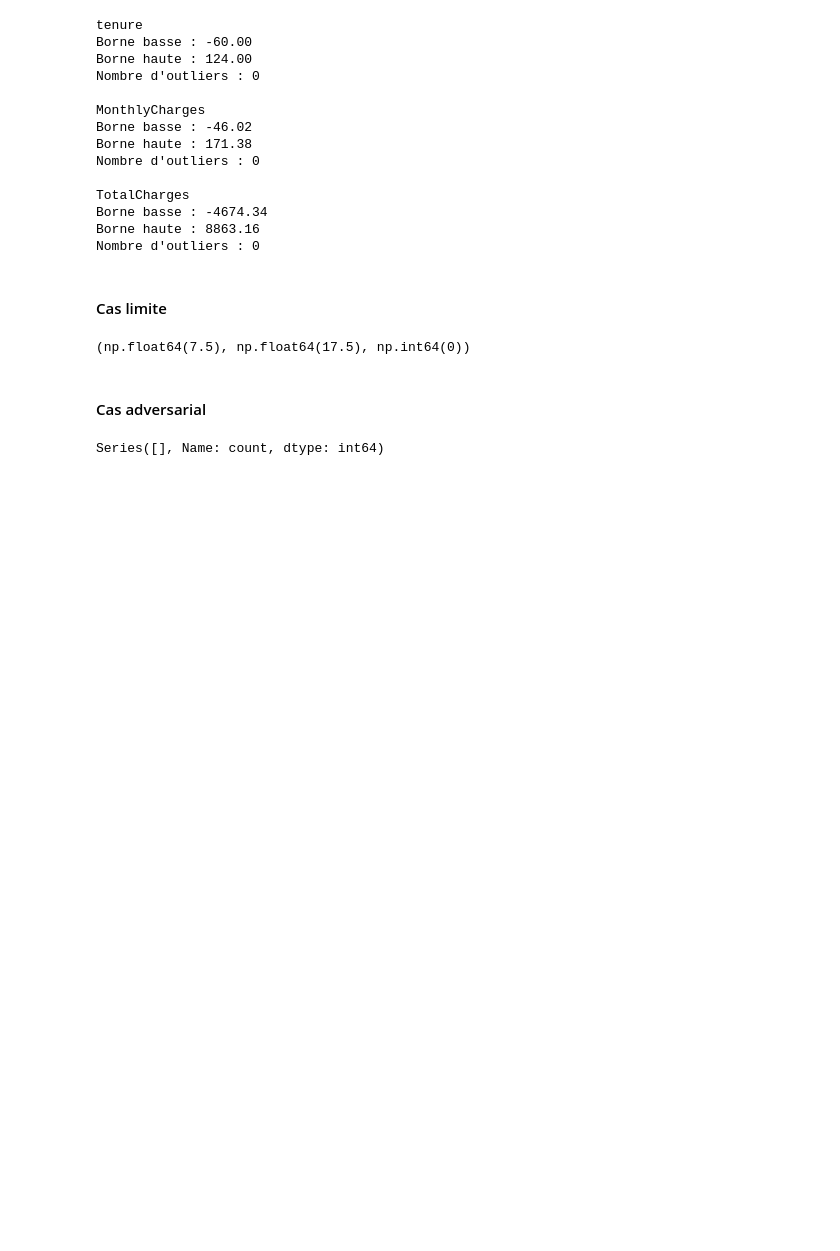
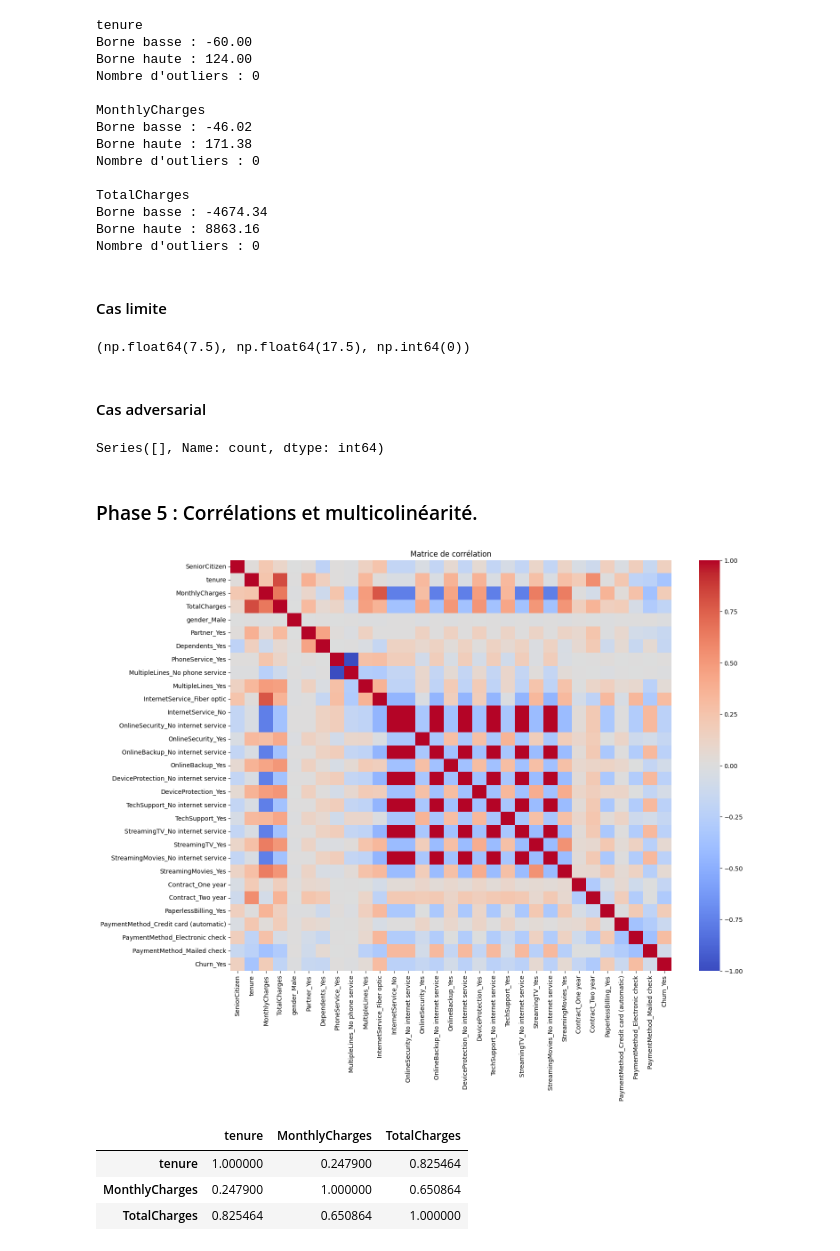
Before and after one commit to bms-awadi/arene-des-algos-Awadi_BEDJA, a Jupyter notebook: Partie2_data_collecte_preprocessing/telco_churn.ipynb, the cells around one changed output. Saved outputs shown, nothing was run; the diff lists cells and outputs as text; code cells hidden in the pictures; blank space fills up the shorter version.

```diff
--- a/Partie2_data_collecte_preprocessing/telco_churn.ipynb
+++ b/Partie2_data_collecte_preprocessing/telco_churn.ipynb
@@ -568,3 +568,35 @@ print(
 )
 # %% [output]
 Series([], Name: count, dtype: int64)
+# %% [markdown]
+### Phase 5 : Corrélations et multicolinéarité.
+# %%
+import seaborn as sns
+import matplotlib.pyplot as plt
+
+plt.figure(figsize=(16,12))
+
+sns.heatmap(
+    df_encoded.corr(),
+    cmap="coolwarm",
+    center=0
+)
+
+plt.title("Matrice de corrélation")
+
+plt.show()
+# %% [output]
+[figure, added]
+# %%
+df_encoded[
+    [
+        "tenure",
+        "MonthlyCharges",
+        "TotalCharges"
+    ]
+].corr()
+# %% [output]
+|  | tenure | MonthlyCharges | TotalCharges |
+| tenure | 1.000000 | 0.247900 | 0.825464 |
+| MonthlyCharges | 0.247900 | 1.000000 | 0.650864 |
+| TotalCharges | 0.825464 | 0.650864 | 1.000000 |
```
Also changed, not shown: parts of 5 cells of this notebook, 1 other file.
